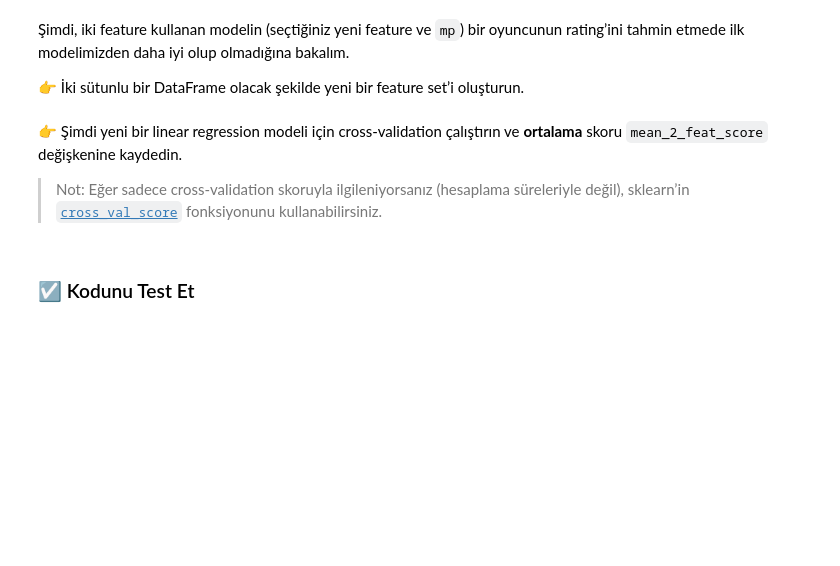
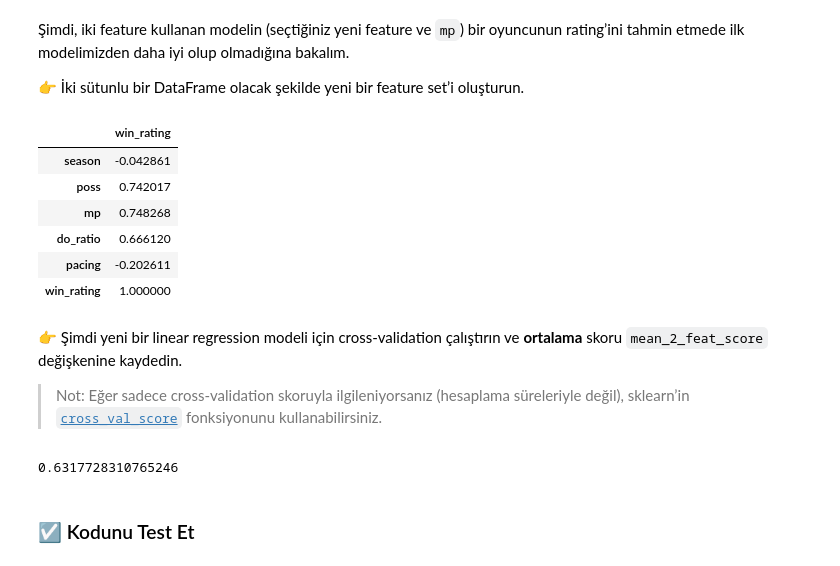
Before and after one commit to kaanaydin02/S16D1-S-data-linear-regression, a Jupyter notebook: Linear_Regression.ipynb, the cells around one changed output. Cells and saved outputs as stored; diff of their text form; code cells hidden in the pictures; blank space fills up the shorter version.

Commit message:
Completed improved_score step

```diff
--- a/Linear_Regression.ipynb
+++ b/Linear_Regression.ipynb
@@ -325,3 +325,13 @@ plt.show()
+# %%
+df.corr()[['win_rating']]
+# %% [output]
+|  | win_rating |
+| season | -0.042861 |
+| poss | 0.742017 |
+| mp | 0.748268 |
+| do_ratio | 0.666120 |
+| pacing | -0.202611 |
+| win_rating | 1.000000 |
 # %% [markdown]
 👉 Şimdi yeni bir linear regression modeli için cross-validation çalıştırın ve **ortalama** skoru `mean_2_feat_score` değişkenine kaydedin.
 
@@ -331,3 +339,14 @@ plt.show()
+# %%
+X_2feat = df[['mp', 'do_ratio']]
+X_2feat.head()
+
+from sklearn.model_selection import cross_val_score
+
+scores_2feat = cross_val_score(LinearRegression(), X_2feat, y, cv=5)
+mean_2_feat_score = scores_2feat.mean()
+mean_2_feat_score
+# %% [output]
+0.6317728310765246
 # %% [markdown]
 ### ☑️ Kodunu Test Et
 # %%
```
Also changed, not shown: parts of 4 cells of this notebook, 1 other file.
